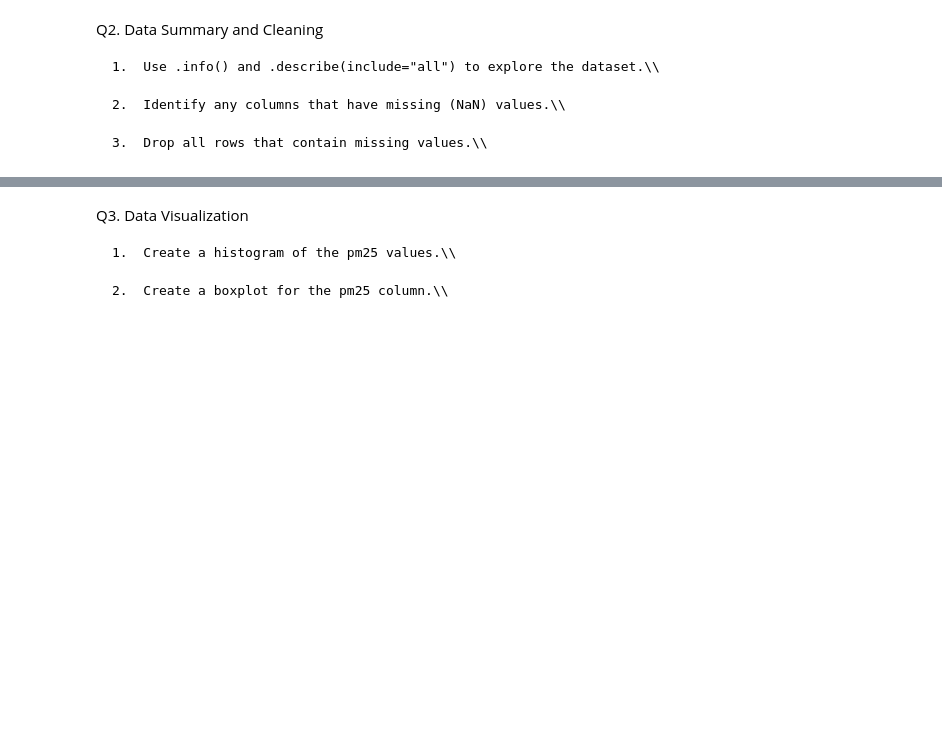
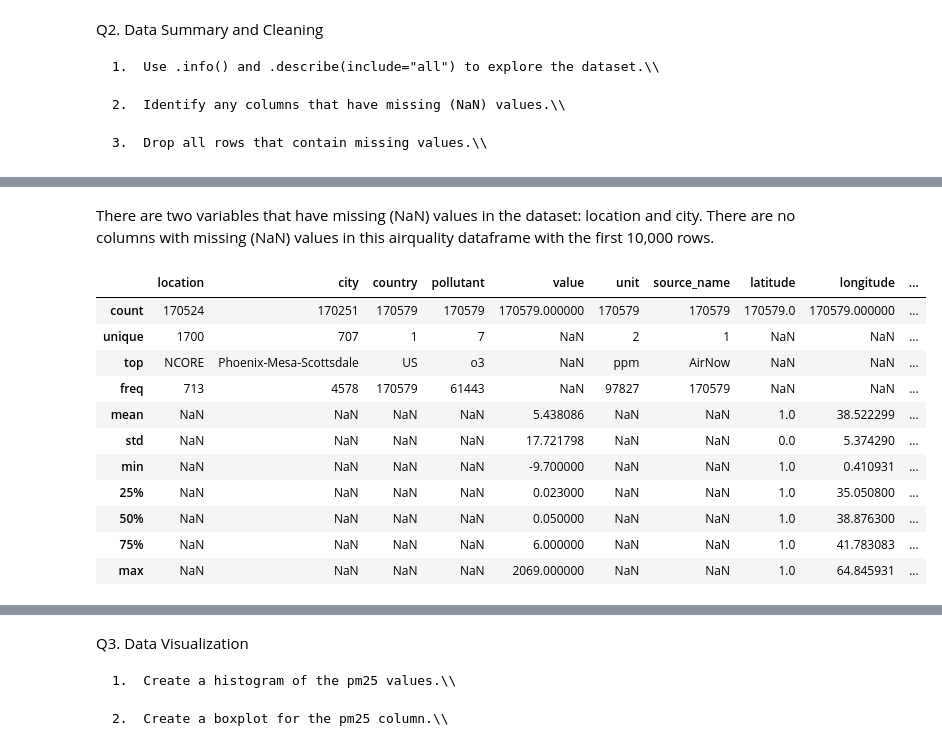
Before and after one commit to AbigailWolfmeyer/ores5160-2026, a Jupyter notebook: week07/week07_assignment_pandas.ipynb, the cells around one changed output, grey strips where cells are left out. Saved outputs shown, nothing was run; the diff lists cells and outputs as text; code cells hidden in the pictures; blank space fills up the shorter version.

```diff
--- a/week07/week07_assignment_pandas.ipynb
+++ b/week07/week07_assignment_pandas.ipynb
@@ -36,0 +115,17 @@ Q2. Data Summary and Cleaning
+# %% [markdown]
+There are two variables that have missing (NaN) values in the dataset: location and city. There are no columns with missing (NaN) values in this airquality dataframe with the first 10,000 rows.
+# %%
+airquality_from_file.describe(include="all")
+# %% [output]
+|  | location | city | country | pollutant | value | unit | source_name | latitude | longitude | ... |
+| count | 170524 | 170251 | 170579 | 170579 | 170579.000000 | 170579 | 170579 | 170579.0 | 170579.000000 | ... |
+| unique | 1700 | 707 | 1 | 7 | NaN | 2 | 1 | NaN | NaN | ... |
+| top | NCORE | Phoenix-Mesa-Scottsdale | US | o3 | NaN | ppm | AirNow | NaN | NaN | ... |
+| freq | 713 | 4578 | 170579 | 61443 | NaN | 97827 | 170579 | NaN | NaN | ... |
+| mean | NaN | NaN | NaN | NaN | 5.438086 | NaN | NaN | 1.0 | 38.522299 | ... |
+| std | NaN | NaN | NaN | NaN | 17.721798 | NaN | NaN | 0.0 | 5.374290 | ... |
+| min | NaN | NaN | NaN | NaN | -9.700000 | NaN | NaN | 1.0 | 0.410931 | ... |
+| 25% | NaN | NaN | NaN | NaN | 0.023000 | NaN | NaN | 1.0 | 35.050800 | ... |
+| 50% | NaN | NaN | NaN | NaN | 0.050000 | NaN | NaN | 1.0 | 38.876300 | ... |
+| 75% | NaN | NaN | NaN | NaN | 6.000000 | NaN | NaN | 1.0 | 41.783083 | ... |
+| max | NaN | NaN | NaN | NaN | 2069.000000 | NaN | NaN | 1.0 | 64.845931 | ... |
```
Also changed, not shown: parts of 12 cells of this notebook.
